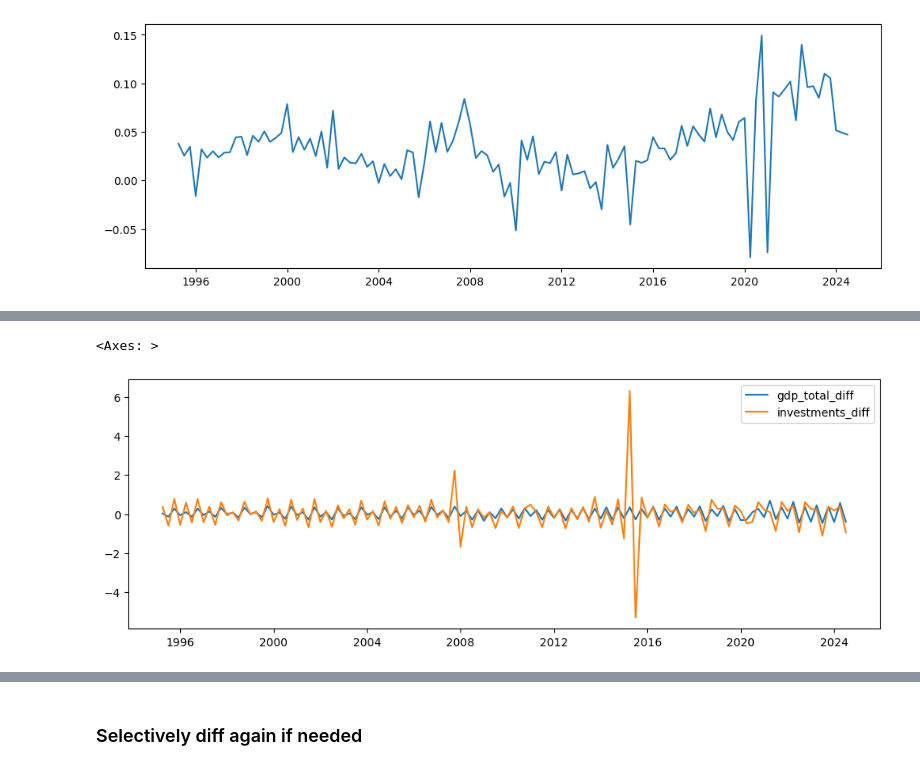
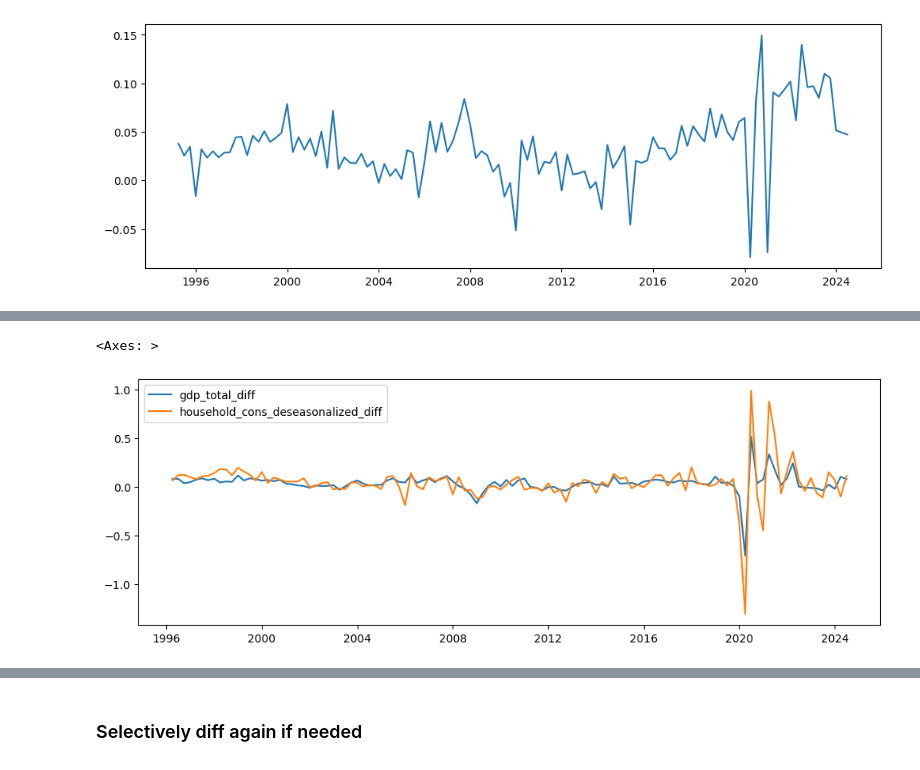
Before and after one commit to powell001/NowCast_Data_v2, a Jupyter notebook: src/a06_forecastQuarterlyData_withQuarterlyData_Lasso.ipynb, the cells around one changed output, grey strips where cells are left out. Cells and saved outputs as stored; diff of their text form; code cells hidden in the pictures.

```diff
--- a/src/a06_forecastQuarterlyData_withQuarterlyData_Lasso.ipynb
+++ b/src/a06_forecastQuarterlyData_withQuarterlyData_Lasso.ipynb
@@ -246,5 +248,5 @@ scaled_features_df['gov_consumption'].plot()
 # %%
-timeseries = scaled_features_df['gov_consumption']
+timeseries = scaled_features_df['gov_consumption_deseasonalized']
 # %%
 
 # adf test, if critical value is greater than test statistic, then the series is not stationary
@@ -402,8 +401,8 @@ lassoreg(scaled_features_df_diff.dropna(), alpha=0.01, title='Feature Selection
 # %%
-scaled_features_df_diff[['gdp_total_diff', 'investments_diff']].plot()
+scaled_features_df_diff[['gdp_total_diff', 'household_cons_deseasonalized_diff']].plot()
 # %% [output]
 <Axes: >
-[figure, old version]
+[figure, new version]
 # %%
 
 df_lag_diff = differenceData(df_lag, mydiff=1)
```
Also changed, not shown: parts of 27 cells of this notebook.
